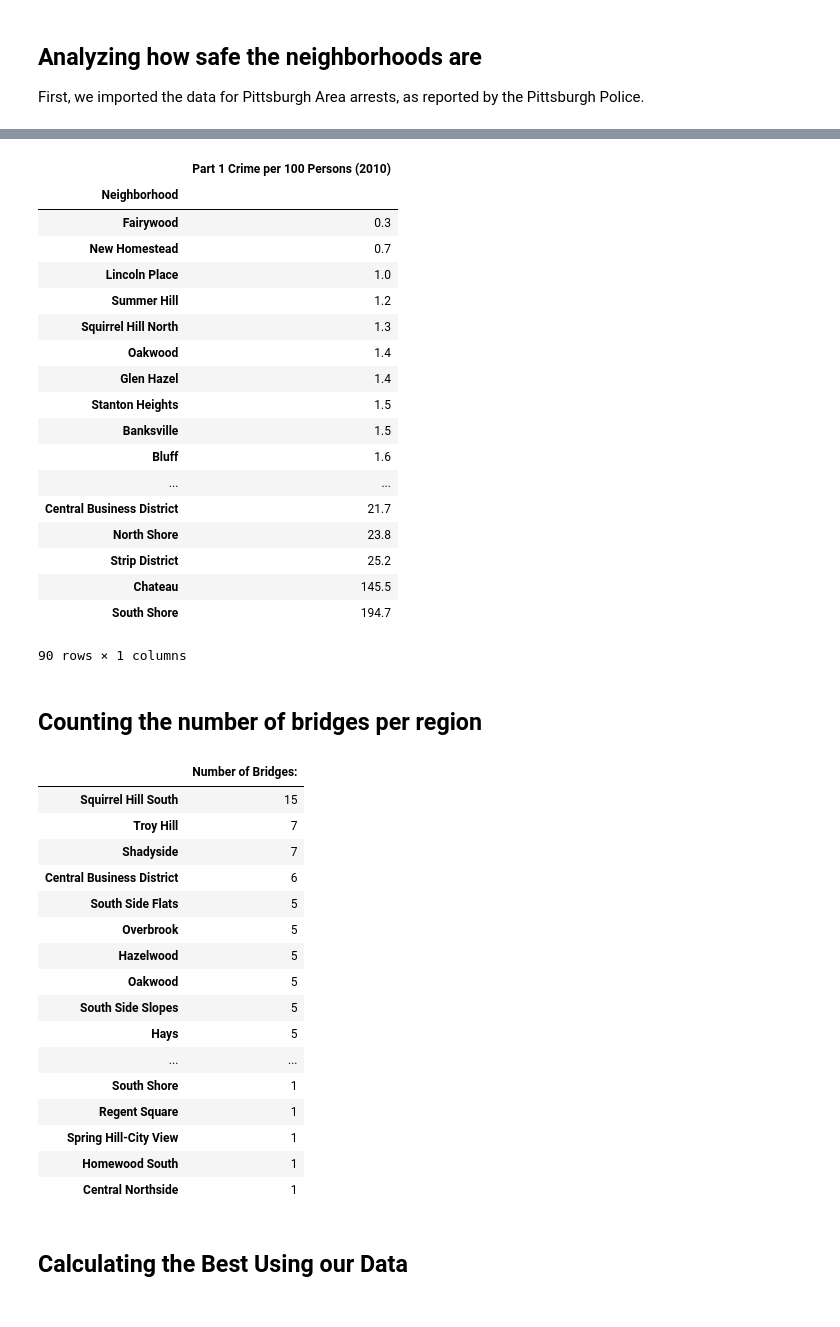
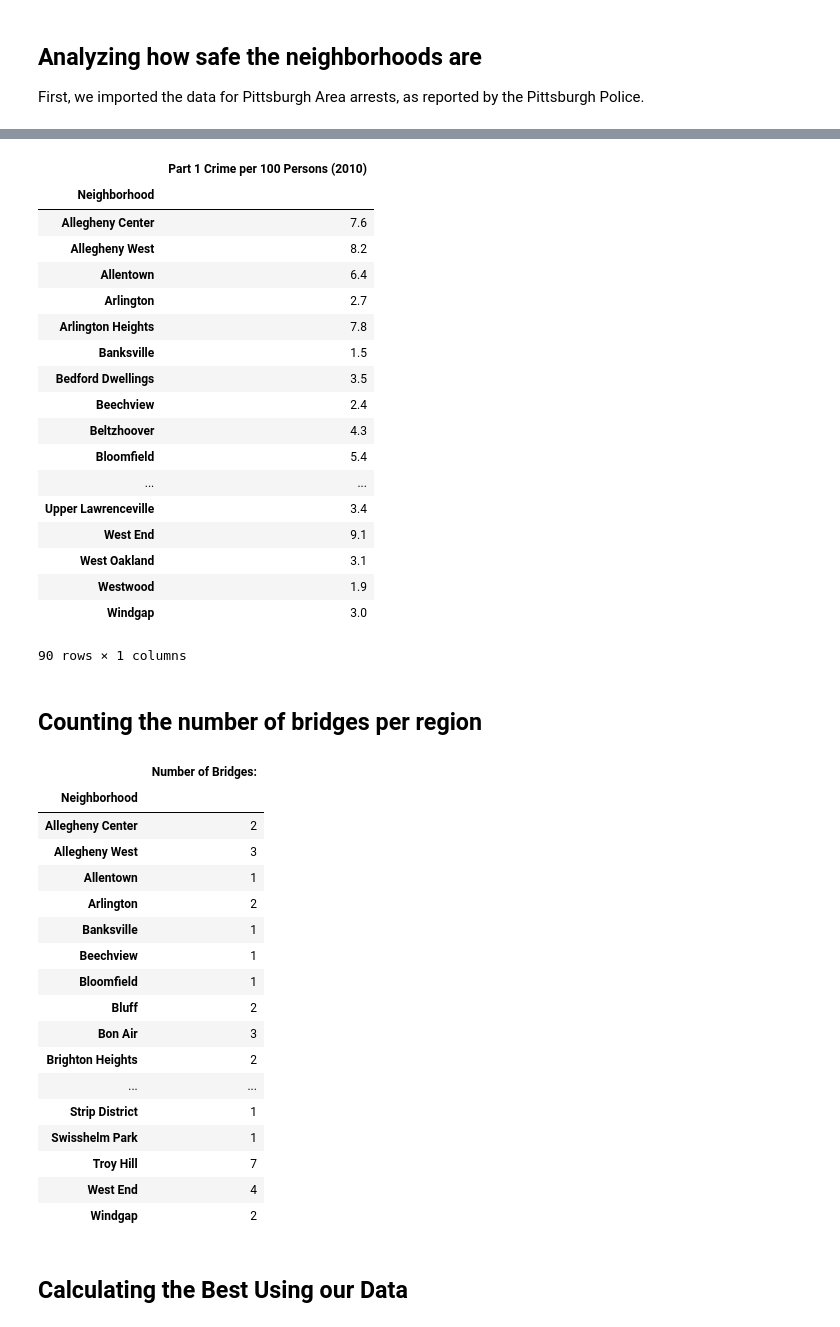
Before and after one commit to pats141/CMPINF_Final, a Jupyter notebook: Presentation.ipynb, the cells around one changed output, grey strips where cells are left out. Saved outputs shown, nothing was run; the diff lists cells and outputs as text; code cells hidden in the pictures.

Commit message:
named the indexes all Neighborhood and sorted indexes alphabetically

```diff
--- a/Presentation.ipynb
+++ b/Presentation.ipynb
@@ -48,56 +50,57 @@ public_safety_data = pd.read_csv('public_safety_data.csv')
 safety=public_safety_data.sort_values(by = 'Part 1 Crime per 100 Persons (2010)', ascending=True)
 safety_dict = safety[['Neighborhood','Part 1 Crime per 100 Persons (2010)']]
 safety_df = pd.DataFrame(safety_dict)
-safety_df.set_index('Neighborhood')
+safety_df.set_index('Neighborhood').sort_index(axis = 0)
 # %% [output]
 |  | Part 1 Crime per 100 Persons (2010) |
 | Neighborhood |  |
-| Fairywood | 0.3 |
-| New Homestead | 0.7 |
-| Lincoln Place | 1.0 |
-| Summer Hill | 1.2 |
-| Squirrel Hill North | 1.3 |
-| Oakwood | 1.4 |
-| Glen Hazel | 1.4 |
-| Stanton Heights | 1.5 |
+| Allegheny Center | 7.6 |
+| Allegheny West | 8.2 |
+| Allentown | 6.4 |
+| Arlington | 2.7 |
+| Arlington Heights | 7.8 |
 | Banksville | 1.5 |
-| Bluff | 1.6 |
+| Bedford Dwellings | 3.5 |
+| Beechview | 2.4 |
+| Beltzhoover | 4.3 |
+| Bloomfield | 5.4 |
 | ... | ... |
-| Central Business District | 21.7 |
-| North Shore | 23.8 |
-| Strip District | 25.2 |
-| Chateau | 145.5 |
-| South Shore | 194.7 |
+| Upper Lawrenceville | 3.4 |
+| West End | 9.1 |
+| West Oakland | 3.1 |
+| Westwood | 1.9 |
+| Windgap | 3.0 |
 90 rows × 1 columns
 # %% [markdown]
 ## Counting the number of bridges per region
 # %%
 pgh_bridge_data = pd.read_csv("bridge_data.csv")
 pgh_bridge_data["neighborhood"].value_counts()
 bridge_data = pgh_bridge_data["neighborhood"].value_counts()
 bridge_dict = {'Number of Bridges:': bridge_data}
 bridges = pd.DataFrame(bridge_dict)
-bridges
-
+bridges.index.name = "Neighborhood"
+bridges.sort_index(axis = 0)
 #i want to name the index 'Neighborhood' so that when I combine the data frames, the indexes are all named the
 #same thing and can be merged.
 # %% [output]
 |  | Number of Bridges: |
-| Squirrel Hill South | 15 |
+| Neighborhood |  |
+| Allegheny Center | 2 |
+| Allegheny West | 3 |
+| Allentown | 1 |
+| Arlington | 2 |
+| Banksville | 1 |
+| Beechview | 1 |
+| Bloomfield | 1 |
+| Bluff | 2 |
+| Bon Air | 3 |
+| Brighton Heights | 2 |
+| ... | ... |
+| Strip District | 1 |
+| Swisshelm Park | 1 |
 | Troy Hill | 7 |
-| Shadyside | 7 |
-| Central Business District | 6 |
-| South Side Flats | 5 |
-| Overbrook | 5 |
-| Hazelwood | 5 |
-| Oakwood | 5 |
-| South Side Slopes | 5 |
-| Hays | 5 |
-| ... | ... |
-| South Shore | 1 |
-| Regent Square | 1 |
-| Spring Hill-City View | 1 |
-| Homewood South | 1 |
-| Central Northside | 1 |
+| West End | 4 |
+| Windgap | 2 |
 # %% [markdown]
 ## Calculating the Best Using our Data
```
Also changed, not shown: parts of 3 cells of this notebook.
